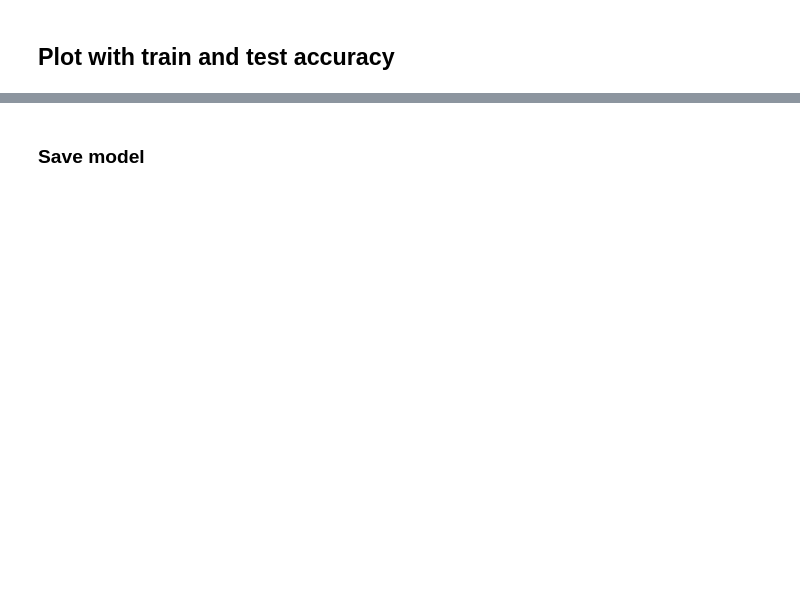
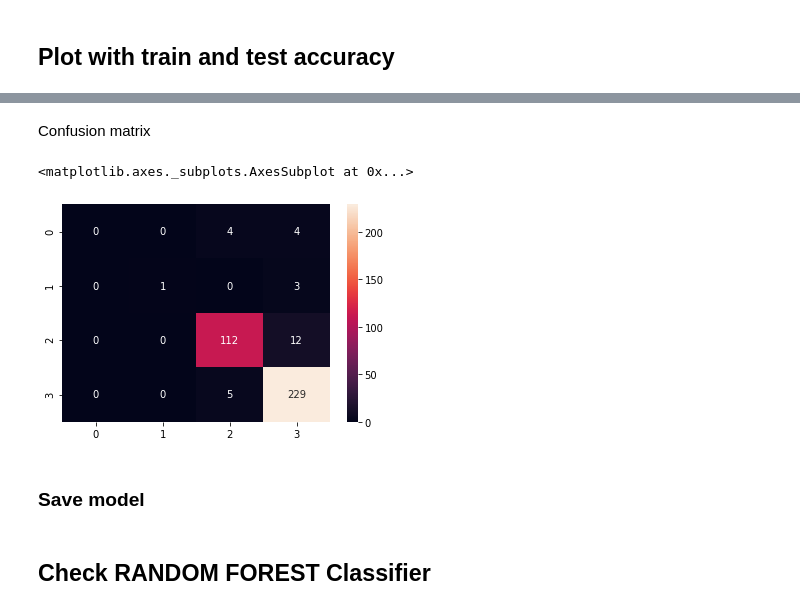
Before and after one commit to Fejcvk/data-mining, a Jupyter notebook: src/notebooks/featureModel/SecondModelPolishDataset.ipynb, the cells around one changed output, grey strips where cells are left out. Drawn from its saved outputs; the diff is of its cells as text; code cells hidden in the pictures; blank space fills up the shorter version.

```diff
--- a/src/notebooks/featureModel/SecondModelPolishDataset.ipynb
+++ b/src/notebooks/featureModel/SecondModelPolishDataset.ipynb
@@ -301,4 +317,18 @@ plt.show()
+# %% [markdown]
+Confusion matrix
+# %%
+X_conf_matrix = X.iloc[test]
+y_conf_matrix = y.iloc[test]
+predicted_conf_matrix = model.predict_classes(X_conf_matrix)
+
+conf_matrix = confusion_matrix(y_conf_matrix.values.argmax(axis=1), predicted_conf_matrix)
+sns.heatmap(conf_matrix, annot=True, fmt="d")
+# %% [output]
+<matplotlib.axes._subplots.AxesSubplot at 0x...>
+[figure, added]
 # %% [markdown]
 ### Save model
 # %%
 model.save('featureModelPl.h5')
+# %% [markdown]
+## Check RANDOM FOREST Classifier
```
Also changed, not shown: parts of 18 cells of this notebook, 2 other files.
